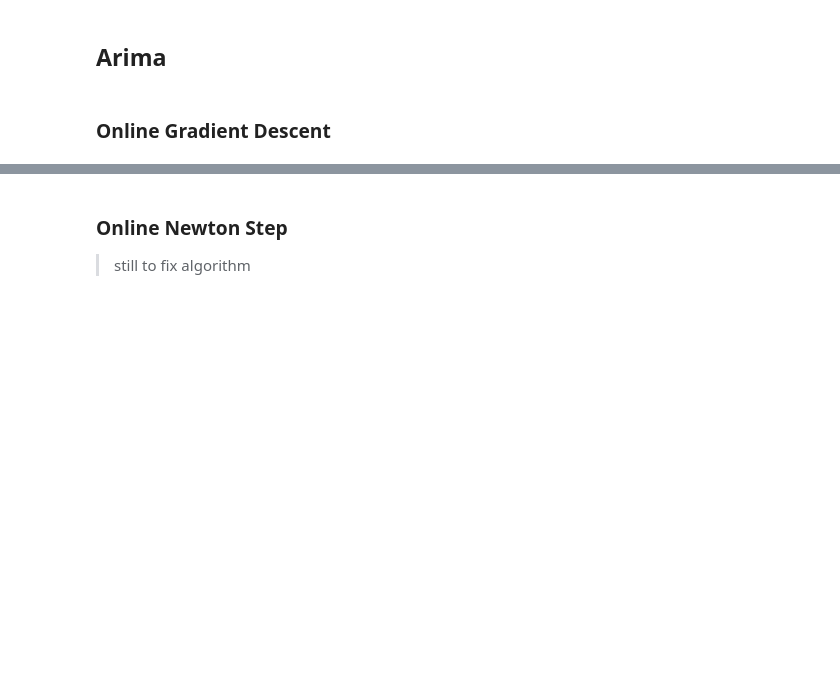
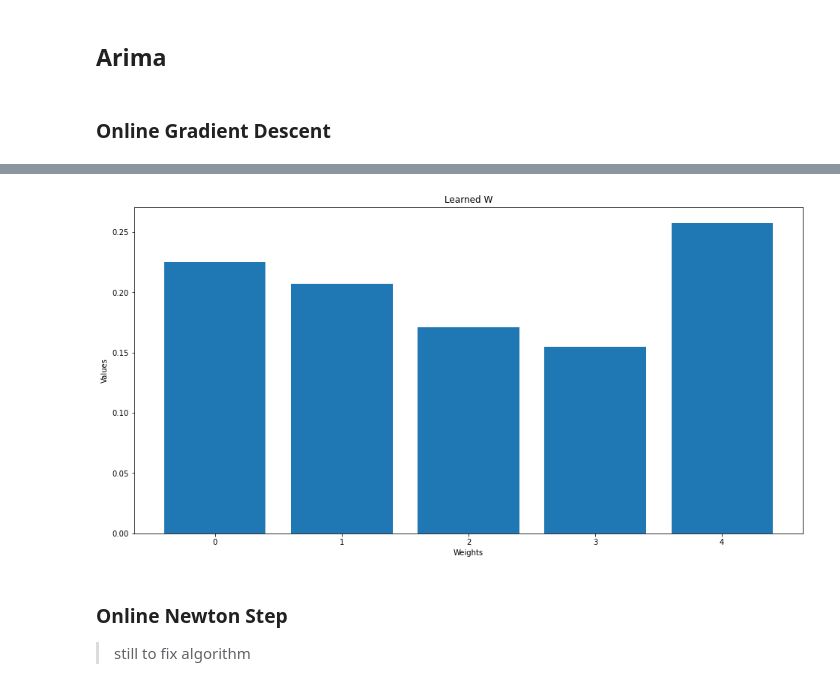
Before and after one commit to davide97g/arima-js, a Jupyter notebook: src/RMSE_analysis.ipynb, the cells around one changed output, grey strips where cells are left out. Drawn from its saved outputs; the diff is of its cells as text; code cells hidden in the pictures; blank space fills up the shorter version.

```diff
--- a/src/RMSE_analysis.ipynb
+++ b/src/RMSE_analysis.ipynb
@@ -53,6 +66,17 @@ def plotRMSE(algorithm):
     plt.ylabel('RMSE')
     plt.xlabel("Iterations")
     plt.show()
+# %%
+def plotW(algorithm):
+    df = pd.read_csv(output_path+algorithm+"_w.csv")
+    w_names = []
+    for i in range(len(df["w"])):
+        w_names.append(str(i))
+    plt.bar(list(w_names), df["w"])
+    plt.xlabel("Weights")
+    plt.ylabel("Values")
+    plt.title("Learned W")
+    plt.show()
 # %% [markdown]
 ###  Online Gradient Descent
 # %%
@@ -62,3 +86,7 @@ plotRMSE("ogd")
+# %%
+plotW("ogd")
+# %% [output]
+[figure, added]
 # %% [markdown]
 ###  Online Newton Step
 
```
Also changed, not shown: parts of 7 cells of this notebook, 10 other files.
